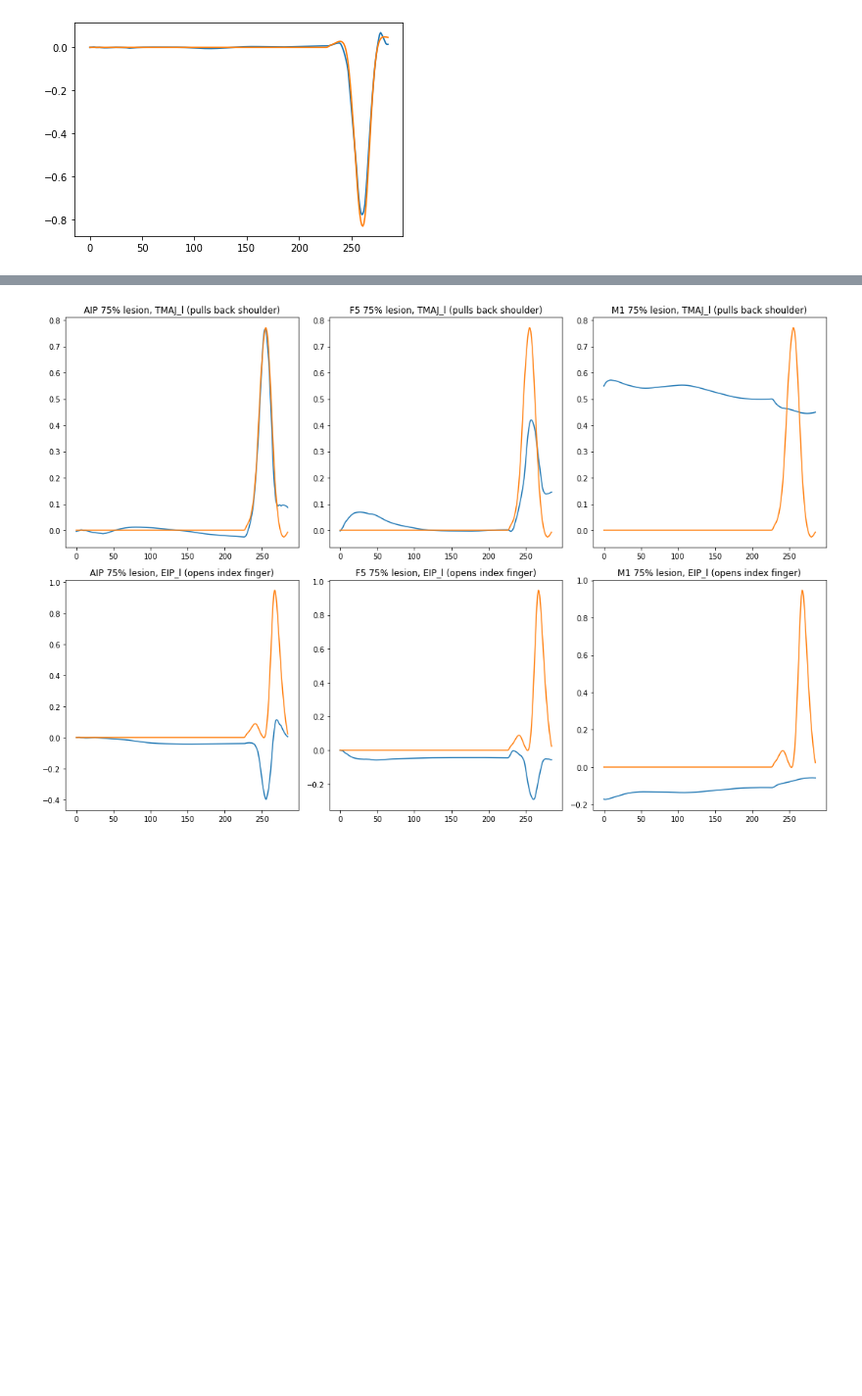
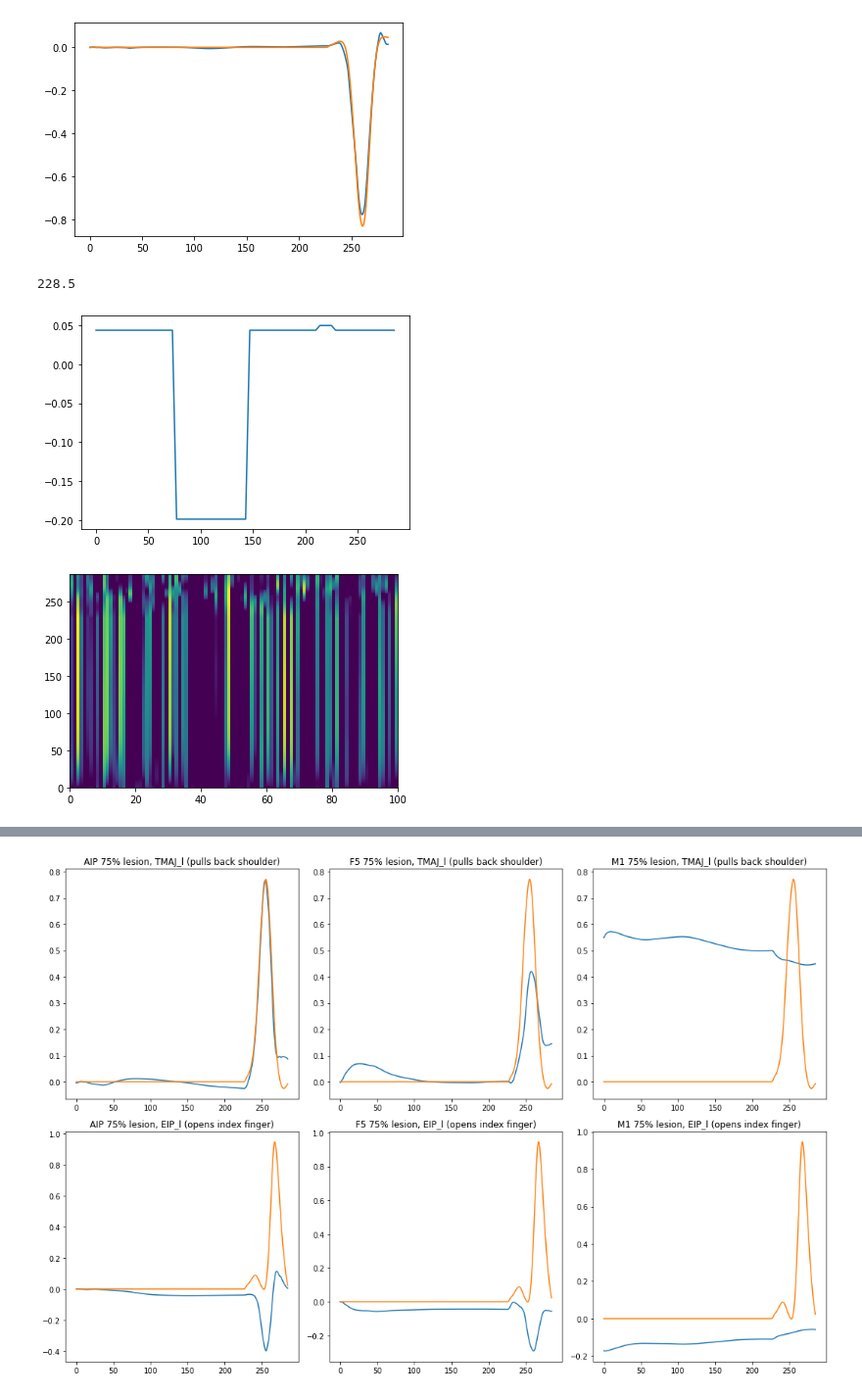
Before and after one commit to mmattb/coproc-poc, a Jupyter notebook: grasp-coproc.ipynb, the cells around one changed output, grey strips where cells are left out. Shown at 98% size. Cells and saved outputs as stored; diff of their text form; code cells hidden in the pictures; blank space fills up the shorter version.

```diff
--- a/grasp-coproc.ipynb
+++ b/grasp-coproc.ipynb
@@ -101,3 +99,28 @@ plt.plot(example_out[17,:])
 plt.show()
 # %% [output]
 [figure]
+# %%
+steps = example_in.shape[1]
+activations = torch.zeros(steps, rnn.num_neurons)
+
+rnn.reset()
+
+for tidx in range(steps):
+    cur_in = torch.tensor(example_in[:, tidx].reshape(example_in.shape[0], 1)).float()
+    rnn(cur_in)
+    activations[tidx, :] = rnn.prev_output
+
+rnn.reset()
+
+hold_sum = sum(example_in[-1, :])
+print(hold_sum)
+
+plt.plot(example_in[10, :])
+plt.show()
+
+plt.pcolormesh(activations[:, 0:100].detach().numpy())
+plt.show()
+# %% [output]
+228.5
+[figure, added]
+[figure, added]
```
Also changed, not shown: parts of 3 cells of this notebook, 4 other files.
